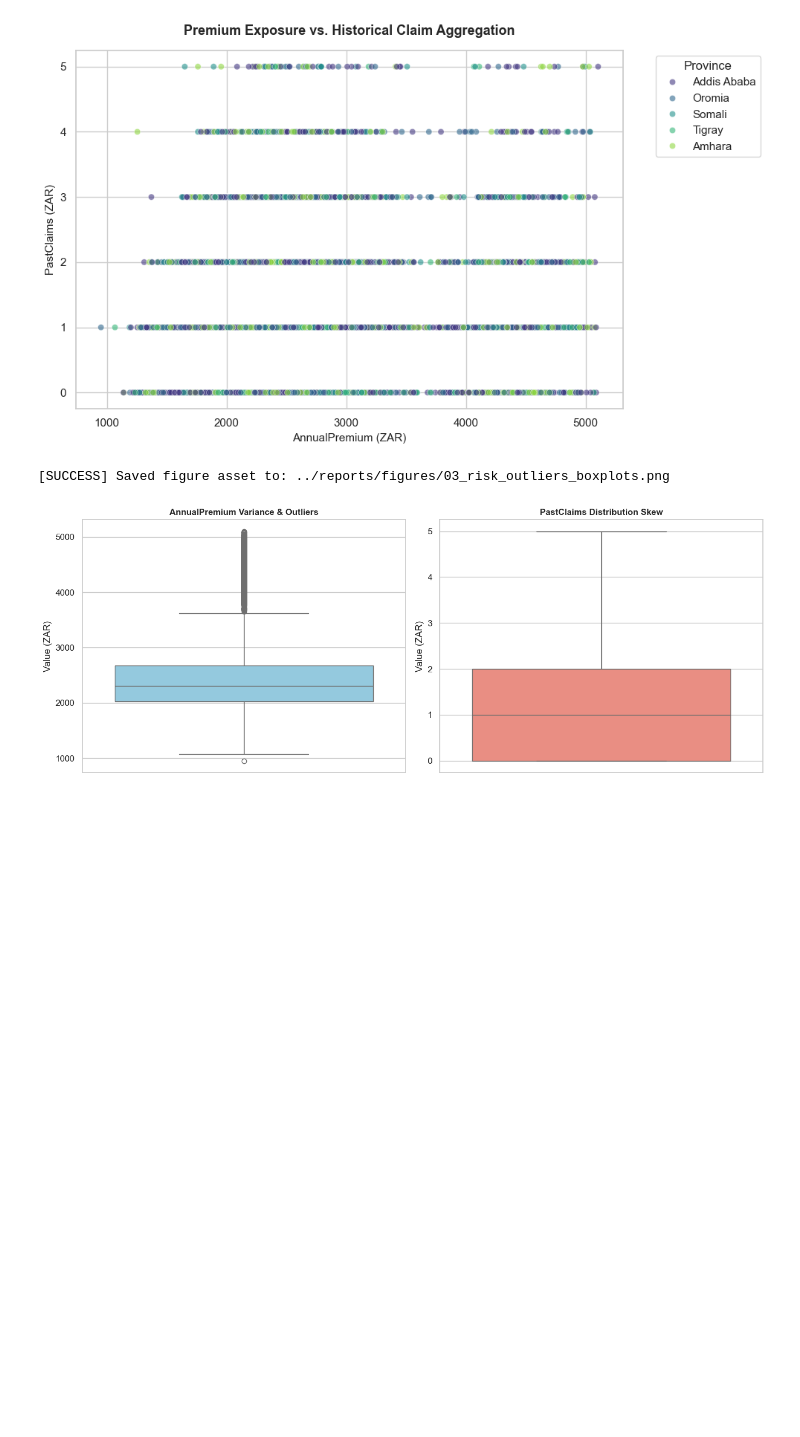
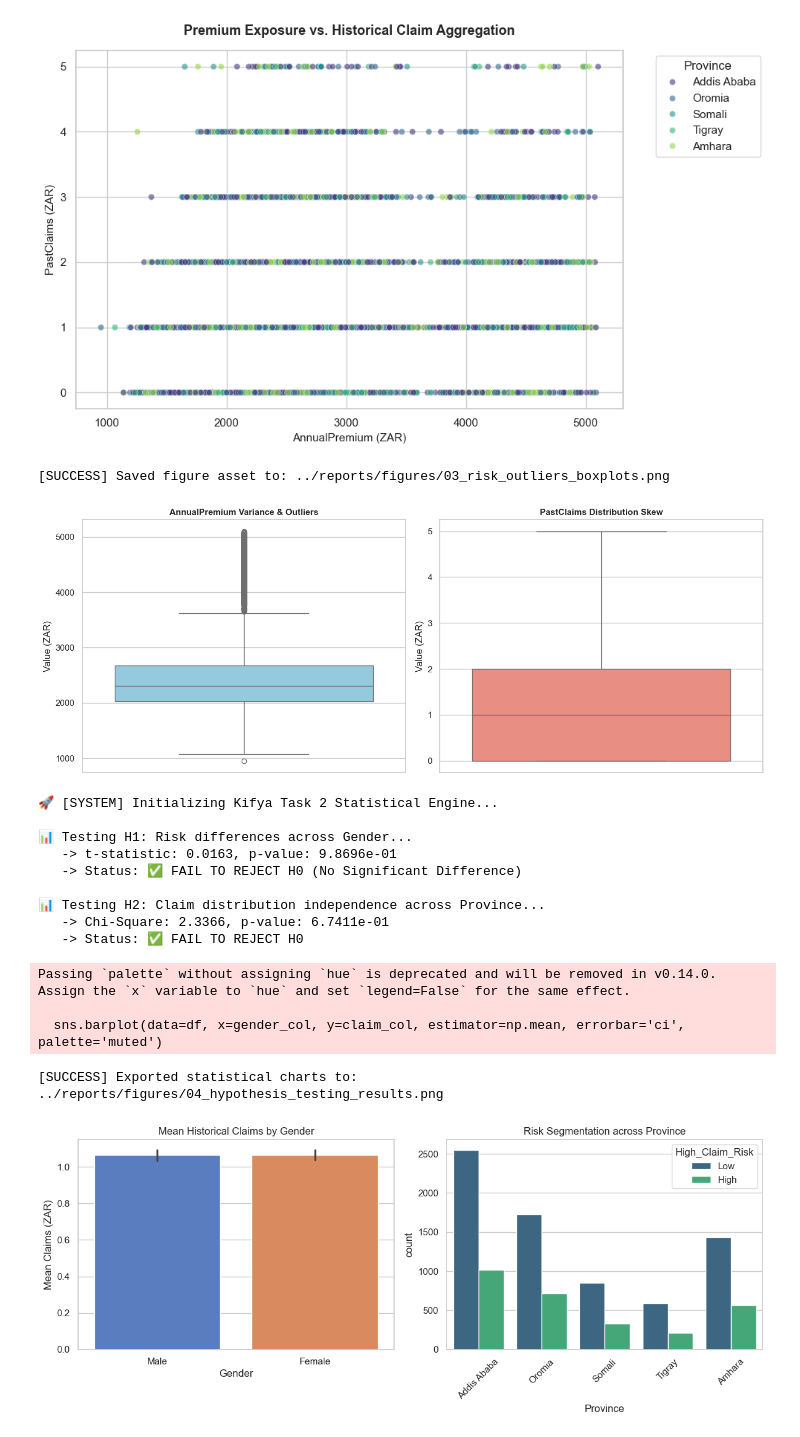
Before and after one commit to Solih06/auto-insurance-risk-analytics, a Jupyter notebook: notebooks/01_exploratory_analysis.ipynb, the cells around one changed output. Drawn from its saved outputs; the diff is of its cells as text; code cells hidden in the pictures; blank space fills up the shorter version.

Commit message:
feat(task2): Complete core statistical hypothesis testing and export validation charts

```diff
--- a/notebooks/01_exploratory_analysis.ipynb
+++ b/notebooks/01_exploratory_analysis.ipynb
@@ -268,3 +268,25 @@ plt.show()
 # %% [output]
 [SUCCESS] Saved figure asset to: ../reports/figures/03_risk_outliers_boxplots.png
 [figure]
+# %%
+import sys
+sys.path.append('../') # Bridge paths to reach src/
+from src.hypothesis_testing import run_hypothesis_testing
+
+# Execute the complete statistical engine
+run_hypothesis_testing(df)
+# %% [output]
+🚀 [SYSTEM] Initializing Kifya Task 2 Statistical Engine...
+
+📊 Testing H1: Risk differences across Gender...
+   -> t-statistic: 0.0163, p-value: 9.8696e-01
+   -> Status: ✅ FAIL TO REJECT H0 (No Significant Difference)
+
+📊 Testing H2: Claim distribution independence across Province...
+   -> Chi-Square: 2.3366, p-value: 6.7411e-01
+   -> Status: ✅ FAIL TO REJECT H0
+Passing `palette` without assigning `hue` is deprecated and will be removed in v0.14.0. Assign the `x` variable to `hue` and set `legend=False` for the same effect.
+
+  sns.barplot(data=df, x=gender_col, y=claim_col, estimator=np.mean, errorbar='ci', palette='muted')
+[SUCCESS] Exported statistical charts to: ../reports/figures/04_hypothesis_testing_results.png
+[figure, added]
```
Also changed, not shown: 3 other files.
